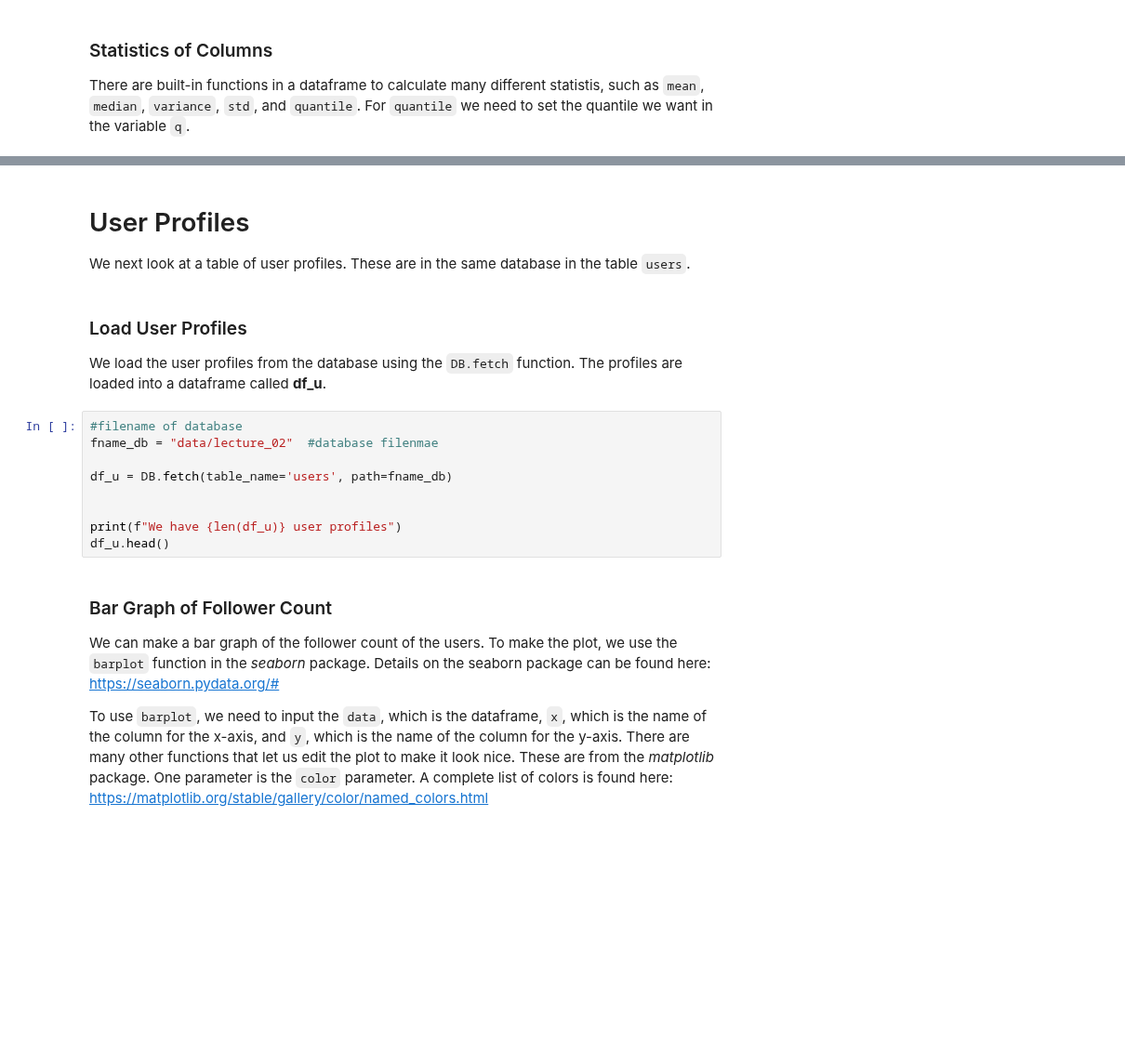
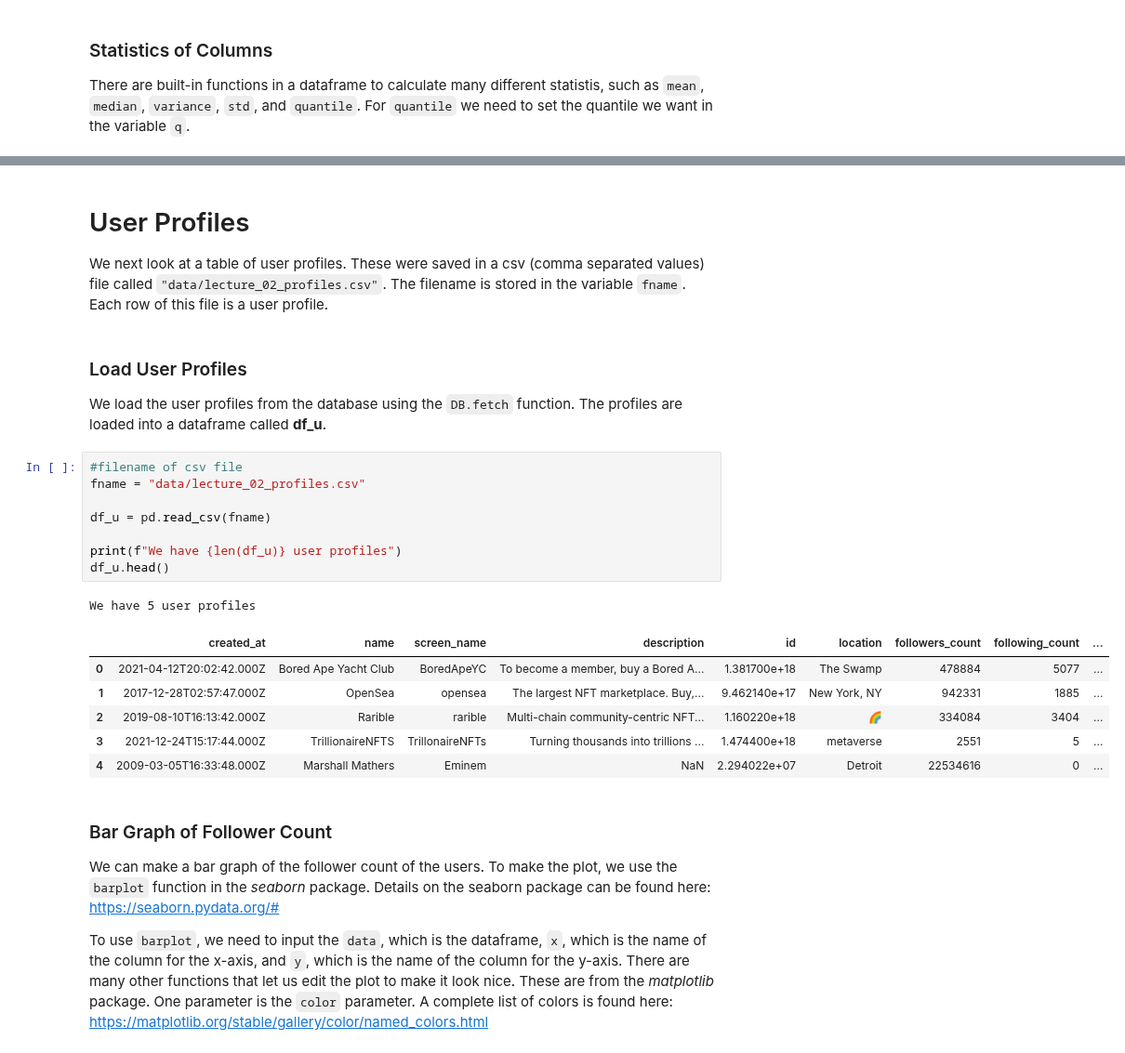
Before and after one commit to zlisto/social_media_analytics, a Jupyter notebook: Lecture02_BasicSocialMediaDataAnalysis.ipynb, the cells around one changed output, grey strips where cells are left out. Shown at 93% size. Saved outputs shown, nothing was run; the diff lists cells and outputs as text; blank space fills up the shorter version.

```diff
--- a/Lecture02_BasicSocialMediaDataAnalysis.ipynb
+++ b/Lecture02_BasicSocialMediaDataAnalysis.ipynb
@@ -114,19 +194,27 @@ print(f"Retweet count\n\tmean = {mean:.2f}\n\tmedian = {med:.2f}\n\tst. dev. = {
 # %% [markdown]
 # User Profiles
 
-We next look at a table of user profiles.  These are in the same database in the table `users`.
+We next look at a table of user profiles.   These were saved in a csv (comma separated values) file called `"data/lecture_02_profiles.csv"`.  The filename is stored in the variable `fname`.   Each row
+of this file is a user profile.
 # %% [markdown]
 ### Load User Profiles
 We load the user profiles from the database using the `DB.fetch` function. The profiles are loaded into a dataframe called **df_u**.
 # %%
-#filename of database
-fname_db = "data/lecture_02"  #database filenmae
+#filename of csv file
+fname = "data/lecture_02_profiles.csv"
 
-df_u = DB.fetch(table_name='users', path=fname_db)
-
+df_u = pd.read_csv(fname)
 
 print(f"We have {len(df_u)} user profiles")
 df_u.head()
+# %% [output]
+We have 5 user profiles
+|  | created_at | name | screen_name | description | id | location | followers_count | following_count | ... |
+| 0 | 2021-04-12T20:02:42.000Z | Bored Ape Yacht Club | BoredApeYC | To become a member, buy a Bored A... | 1.381700e+18 | The Swamp | 478884 | 5077 | ... |
+| 1 | 2017-12-28T02:57:47.000Z | OpenSea | opensea | The largest NFT marketplace. Buy,... | 9.462140e+17 | New York, NY | 942331 | 1885 | ... |
+| 2 | 2019-08-10T16:13:42.000Z | Rarible | rarible | Multi-chain community-centric NFT... | 1.160220e+18 | 🌈 | 334084 | 3404 | ... |
+| 3 | 2021-12-24T15:17:44.000Z | TrillionaireNFTS | TrillonaireNFTs | Turning thousands into trillions ... | 1.474400e+18 | metaverse | 2551 | 5 | ... |
+| 4 | 2009-03-05T16:33:48.000Z | Marshall Mathers | Eminem | NaN | 2.294022e+07 | Detroit | 22534616 | 0 | ... |
 # %% [markdown]
 ### Bar Graph of Follower Count
 
```
Also changed, not shown: parts of 29 cells of this notebook.
